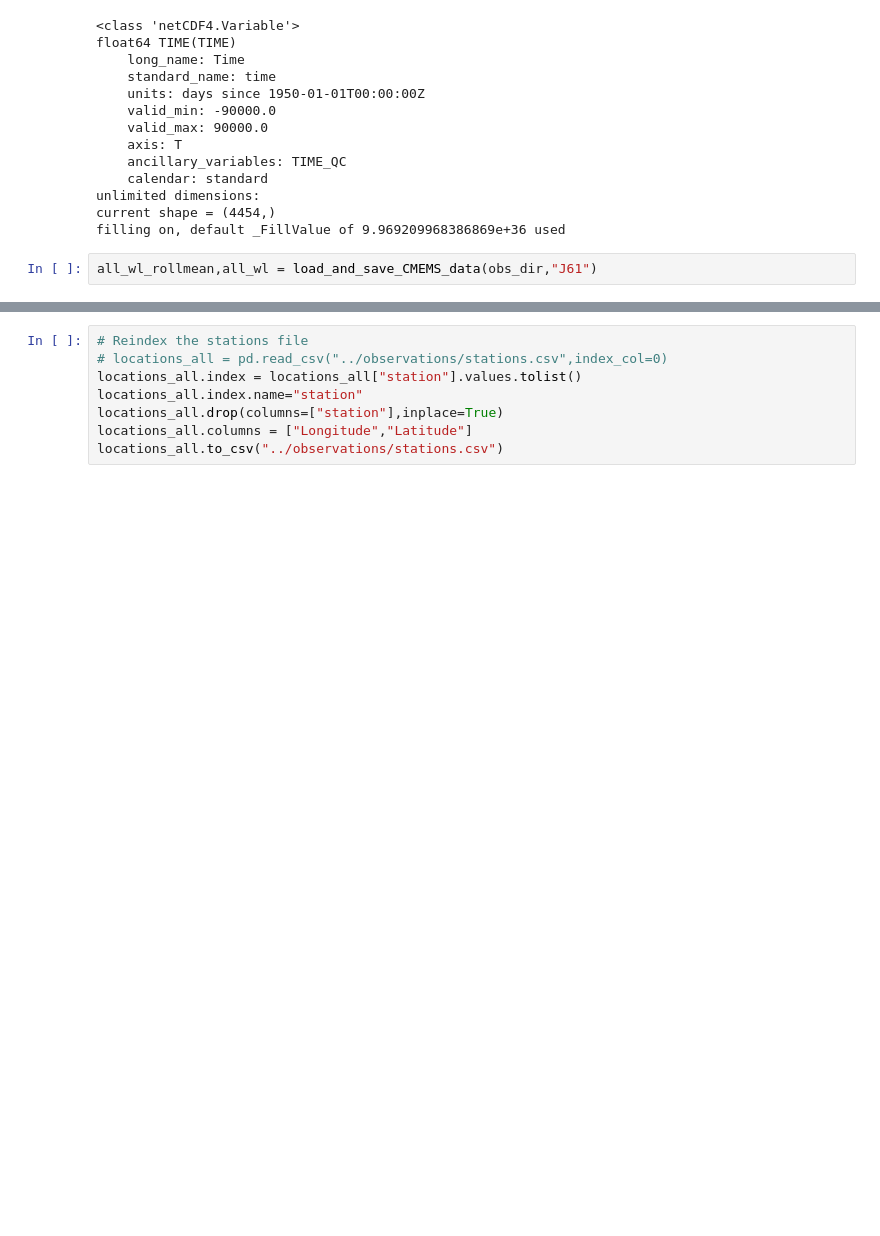
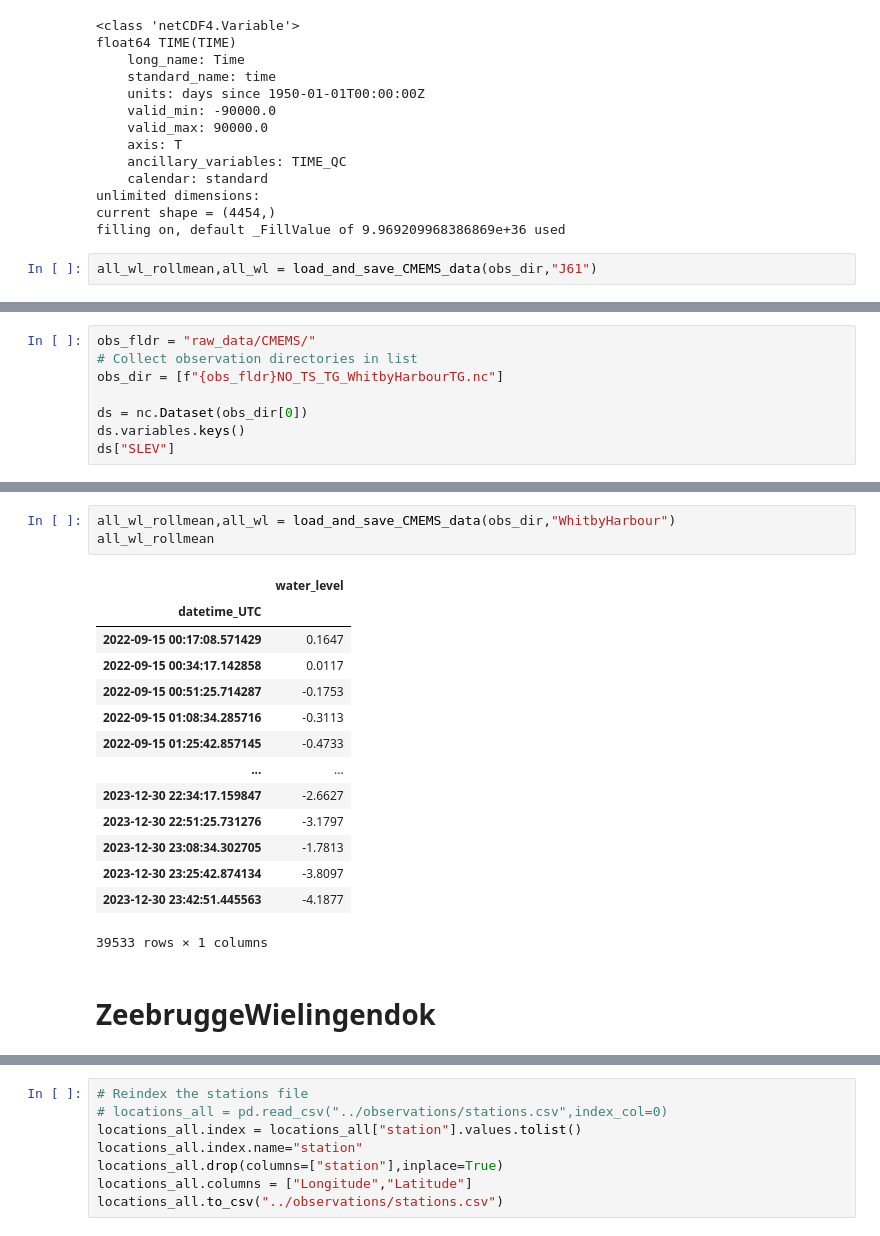
Before and after one commit to DHI/WaterBench-MIKE21HD-SouthernNorthSea, a Jupyter notebook: .preprocessing/preprocess_wl_stations.ipynb, the cells around one changed output, grey strips where cells are left out. Cells and saved outputs as stored; diff of their text form; blank space fills up the shorter version.

```diff
--- a/.preprocessing/preprocess_wl_stations.ipynb
+++ b/.preprocessing/preprocess_wl_stations.ipynb
@@ -823,0 +1034,8 @@ locations_all["station"].values.tolist()
+# %%
+obs_fldr = "raw_data/CMEMS/"
+# Collect observation directories in list
+obs_dir = [f"{obs_fldr}NO_TS_TG_WhitbyHarbourTG.nc"]
+
+ds = nc.Dataset(obs_dir[0])
+ds.variables.keys()
+ds["SLEV"]
@@ -823,0 +1060,20 @@ locations_all["station"].values.tolist()
+# %%
+all_wl_rollmean,all_wl = load_and_save_CMEMS_data(obs_dir,"WhitbyHarbour")
+all_wl_rollmean
+# %% [output]
+|  | water_level |
+| datetime_UTC |  |
+| 2022-09-15 00:17:08.571429 | 0.1647 |
+| 2022-09-15 00:34:17.142858 | 0.0117 |
+| 2022-09-15 00:51:25.714287 | -0.1753 |
+| 2022-09-15 01:08:34.285716 | -0.3113 |
+| 2022-09-15 01:25:42.857145 | -0.4733 |
+| ... | ... |
+| 2023-12-30 22:34:17.159847 | -2.6627 |
+| 2023-12-30 22:51:25.731276 | -3.1797 |
+| 2023-12-30 23:08:34.302705 | -1.7813 |
+| 2023-12-30 23:25:42.874134 | -3.8097 |
+| 2023-12-30 23:42:51.445563 | -4.1877 |
+39533 rows × 1 columns
+# %% [markdown]
+# ZeebruggeWielingendok
```
Also changed, not shown: parts of 31 cells of this notebook, 30 other files.
